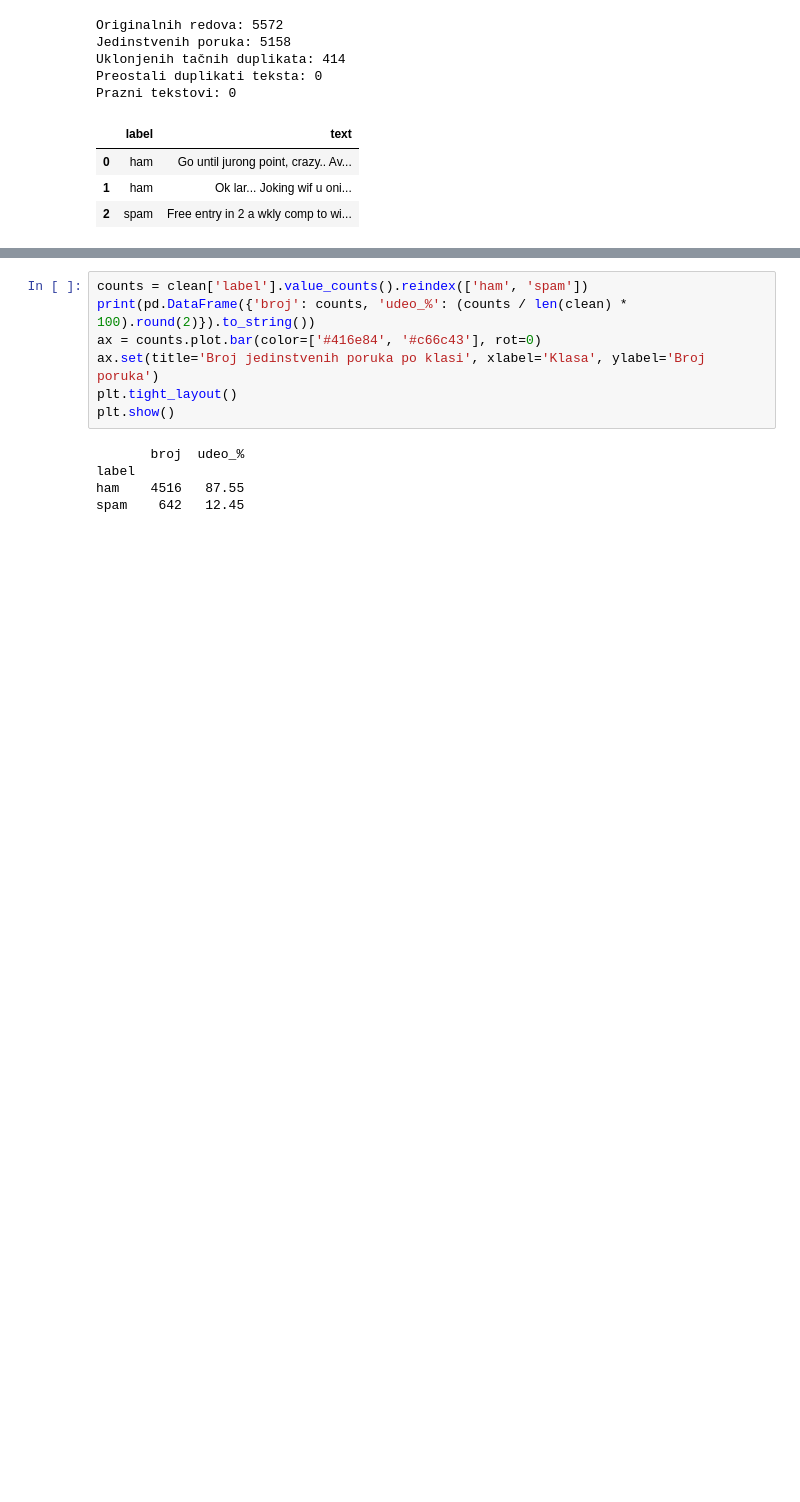
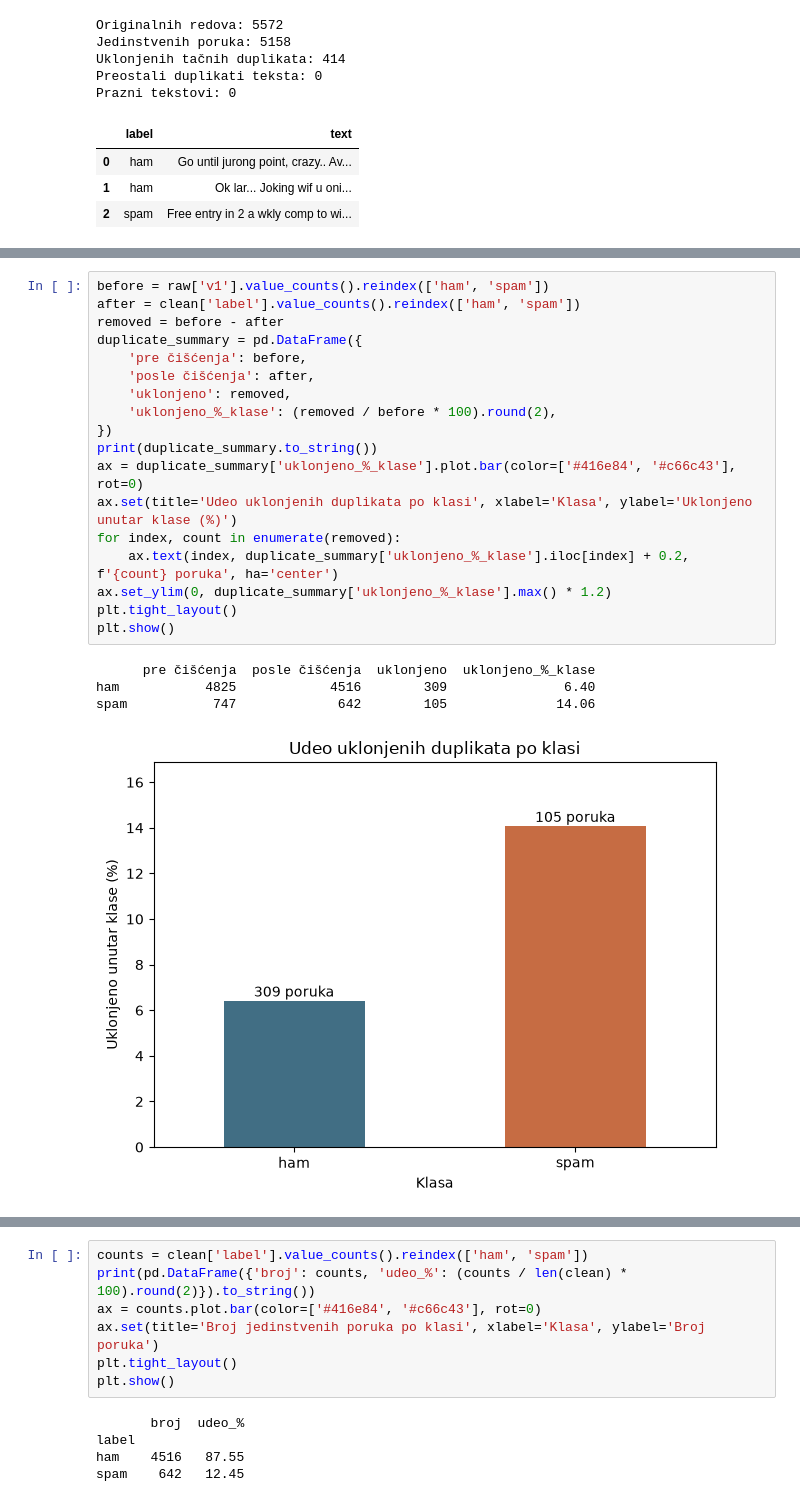
Before and after one commit to bogdanm01/SMS-Spam-Detection, a Jupyter notebook: notebooks/01_data_analysis.ipynb, the cells around one changed output, grey strips where cells are left out. Cells and saved outputs as stored; diff of their text form; blank space fills up the shorter version.

```diff
--- a/notebooks/02_eda_preprocessing.ipynb
+++ b/notebooks/01_data_analysis.ipynb
@@ -67 +93,24 @@ Prazni tekstovi: 0
+# %%
+before = raw['v1'].value_counts().reindex(['ham', 'spam'])
+after = clean['label'].value_counts().reindex(['ham', 'spam'])
+removed = before - after
+duplicate_summary = pd.DataFrame({
+    'pre čišćenja': before,
+    'posle čišćenja': after,
+    'uklonjeno': removed,
+    'uklonjeno_%_klase': (removed / before * 100).round(2),
+})
+print(duplicate_summary.to_string())
+ax = duplicate_summary['uklonjeno_%_klase'].plot.bar(color=['#416e84', '#c66c43'], rot=0)
+ax.set(title='Udeo uklonjenih duplikata po klasi', xlabel='Klasa', ylabel='Uklonjeno unutar klase (%)')
+for index, count in enumerate(removed):
+    ax.text(index, duplicate_summary['uklonjeno_%_klase'].iloc[index] + 0.2, f'{count} poruka', ha='center')
+ax.set_ylim(0, duplicate_summary['uklonjeno_%_klase'].max() * 1.2)
+plt.tight_layout()
+plt.show()
+# %% [output]
+      pre čišćenja  posle čišćenja  uklonjeno  uklonjeno_%_klase
+ham           4825            4516        309               6.40
+spam           747             642        105              14.06
+[figure, added]
 # %% [markdown]
```
Also changed, not shown: parts of 22 cells of this notebook, 8 other files.
